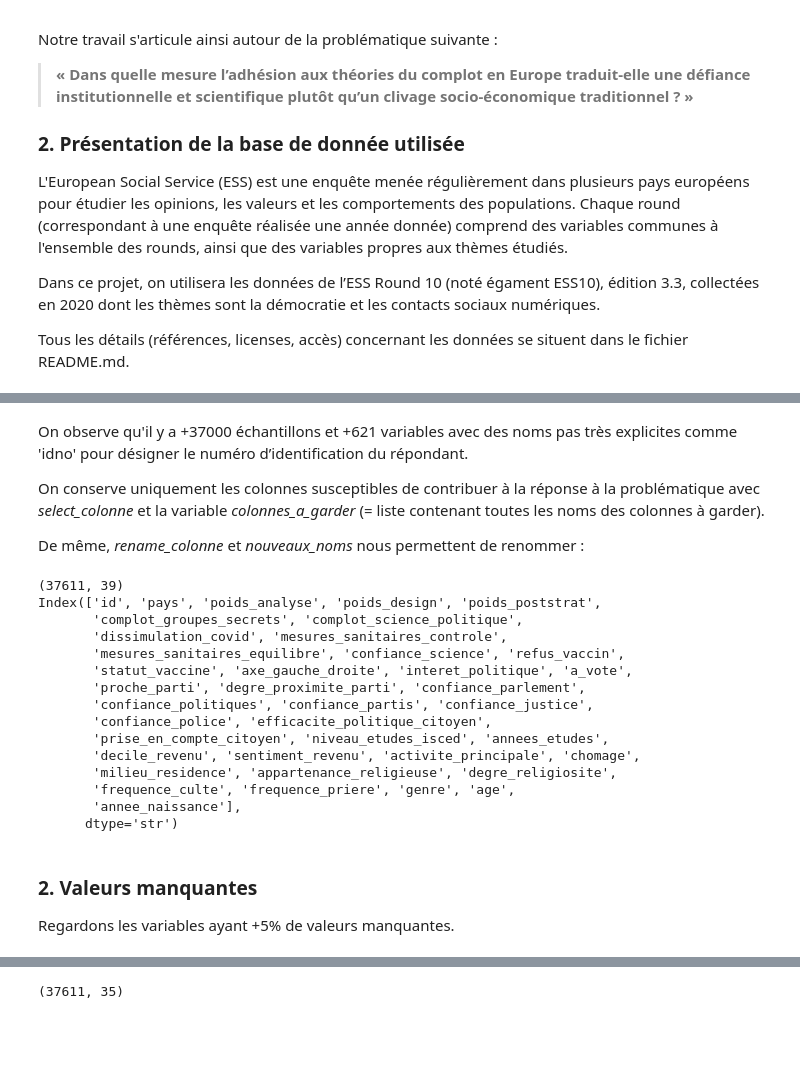
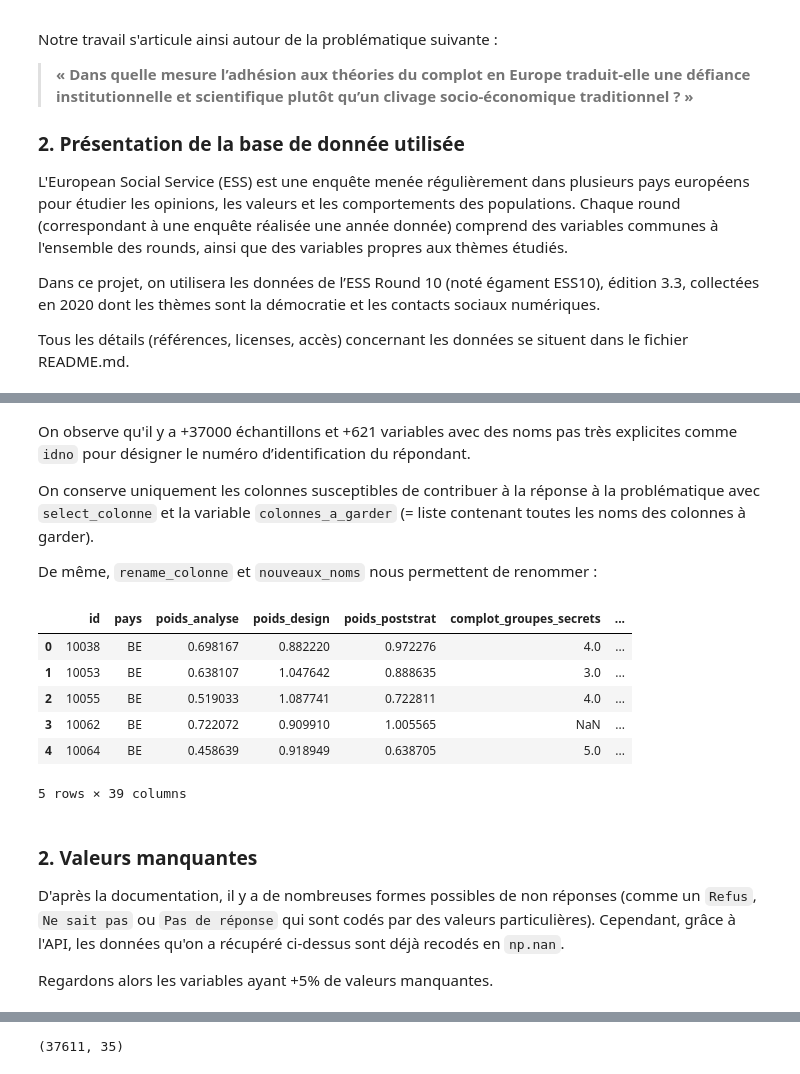
Before and after one commit to leila333/pythonds_2026, a Jupyter notebook: rapport_final.ipynb, the cells around one changed output, grey strips where cells are left out. Drawn from its saved outputs; the diff is of its cells as text; code cells hidden in the pictures; blank space fills up the shorter version.

Commit message:
valeur manquantes en cours pdt vacance (franck)

```diff
--- a/rapport_final.ipynb
+++ b/rapport_final.ipynb
@@ -74,32 +73,25 @@ Index(['name', 'essround', 'edition', 'proddate', 'idno', 'cntry', 'dweight',
 # %% [markdown]
-On observe qu'il y a +37000 échantillons et +621 variables avec des noms pas très explicites comme 'idno' pour désigner le numéro d’identification du répondant.
+On observe qu'il y a +37000 échantillons et +621 variables avec des noms pas très explicites comme `idno` pour désigner le numéro d’identification du répondant.
 
-On conserve uniquement les colonnes susceptibles de contribuer à la réponse à la problématique avec *select_colonne* et la variable *colonnes_a_garder* (= liste contenant toutes les noms des colonnes à garder).
+On conserve uniquement les colonnes susceptibles de contribuer à la réponse à la problématique avec `select_colonne` et la variable `colonnes_a_garder` (= liste contenant toutes les noms des colonnes à garder).
 
-De même, *rename_colonne* et *nouveaux_noms* nous permettent de renommer :
+De même, `rename_colonne` et `nouveaux_noms` nous permettent de renommer :
 # %%
 df_ess_select = select_colonne(df_ess_2020, colonnes_a_garder)
 df_ess_rename = renommer_colonne(df_ess_select, colonnes_a_garder, nouveaux_noms)
-print(df_ess_rename.shape)
-print(df_ess_rename.columns)
+display(df_ess_rename.head(5))
 # %% [output]
+|  | id | pays | poids_analyse | poids_design | poids_poststrat | complot_groupes_secrets | ... |
+| 0 | 10038 | BE | 0.698167 | 0.882220 | 0.972276 | 4.0 | ... |
+| 1 | 10053 | BE | 0.638107 | 1.047642 | 0.888635 | 3.0 | ... |
+| 2 | 10055 | BE | 0.519033 | 1.087741 | 0.722811 | 4.0 | ... |
+| 3 | 10062 | BE | 0.722072 | 0.909910 | 1.005565 | NaN | ... |
+| 4 | 10064 | BE | 0.458639 | 0.918949 | 0.638705 | 5.0 | ... |
-(37611, 39)
-Index(['id', 'pays', 'poids_analyse', 'poids_design', 'poids_poststrat',
-       'complot_groupes_secrets', 'complot_science_politique',
-       'dissimulation_covid', 'mesures_sanitaires_controle',
-       'mesures_sanitaires_equilibre', 'confiance_science', 'refus_vaccin',
-       'statut_vaccine', 'axe_gauche_droite', 'interet_politique', 'a_vote',
-       'proche_parti', 'degre_proximite_parti', 'confiance_parlement',
-       'confiance_politiques', 'confiance_partis', 'confiance_justice',
-       'confiance_police', 'efficacite_politique_citoyen',
-       'prise_en_compte_citoyen', 'niveau_etudes_isced', 'annees_etudes',
-       'decile_revenu', 'sentiment_revenu', 'activite_principale', 'chomage',
-       'milieu_residence', 'appartenance_religieuse', 'degre_religiosite',
-       'frequence_culte', 'frequence_priere', 'genre', 'age',
-       'annee_naissance'],
-      dtype='str')
+5 rows × 39 columns
 # %% [markdown]
 ### 2. Valeurs manquantes
 
-Regardons les variables ayant +5% de valeurs manquantes.
+D'après la documentation, il y a de nombreuses formes possibles de non réponses (comme un `Refus`, `Ne sait pas` ou `Pas de réponse` qui sont codés par des valeurs particulières). Cependant, grâce à l'API, les données qu'on a récupéré ci-dessus sont déjà recodés en `np.nan`.
+
+Regardons alors les variables ayant +5% de valeurs manquantes.
 # %%
```
Also changed, not shown: parts of 20 cells of this notebook, 2 other files.
